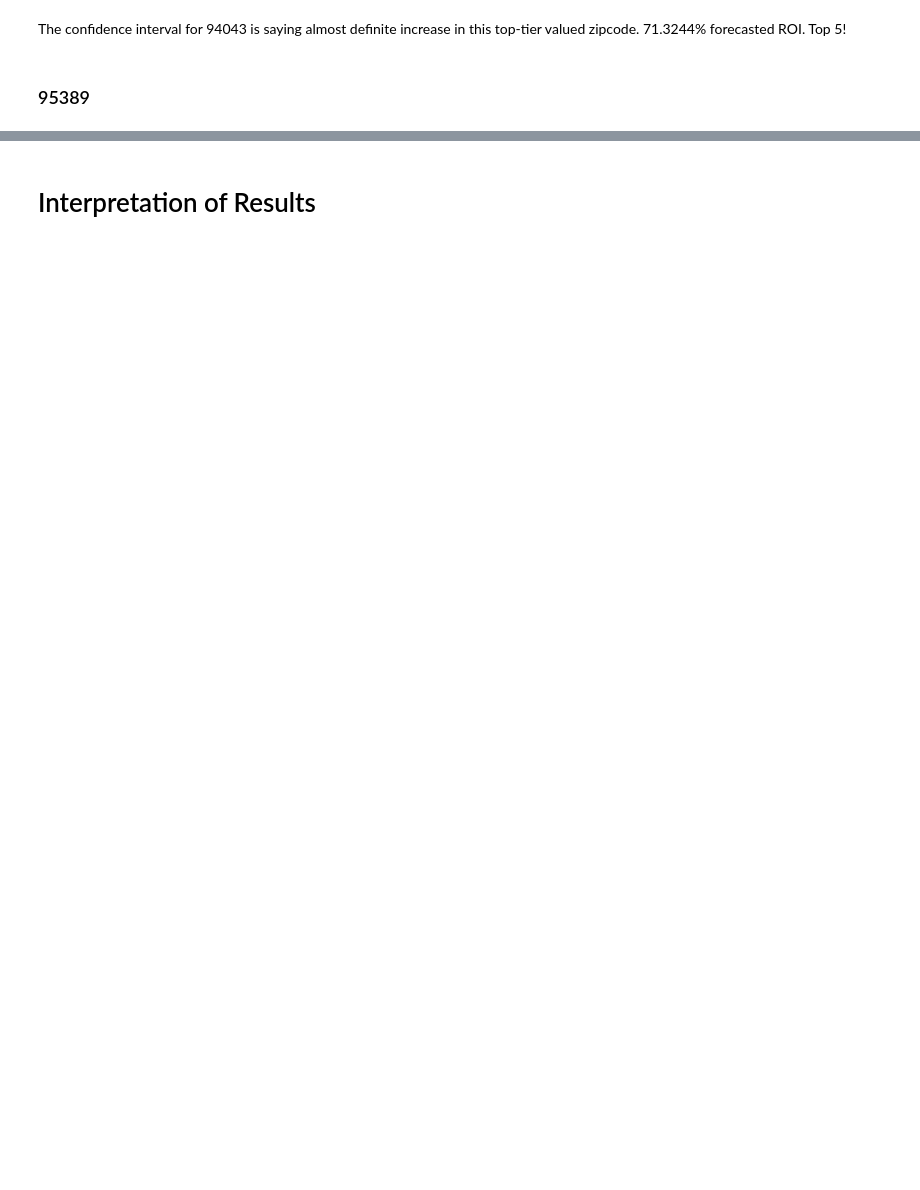
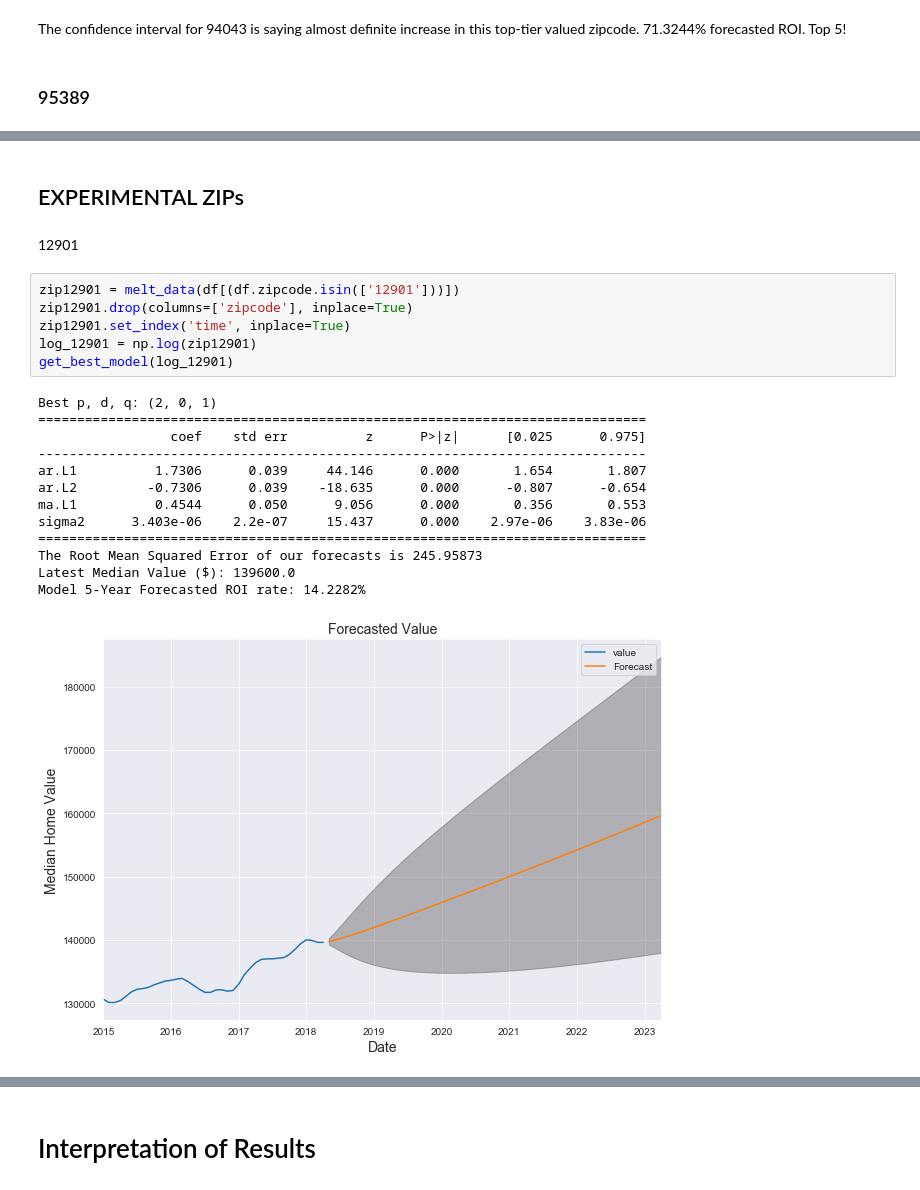
Before and after one commit to oac0de/Real-Estate-Forecasting, a Jupyter notebook: Final_TS_Notebook.ipynb, the cells around one changed output, grey strips where cells are left out. Cells and saved outputs as stored; diff of their text form; blank space fills up the shorter version.

```diff
--- a/Final_TS_Notebook.ipynb
+++ b/Final_TS_Notebook.ipynb
@@ -1439,0 +1310,24 @@ Model 5-Year Forecasted ROI rate: 37.3165%
+# %% [markdown]
+## EXPERIMENTAL ZIPs
+# %% [markdown]
+12901
+# %%
+zip12901 = melt_data(df[(df.zipcode.isin(['12901']))])
+zip12901.drop(columns=['zipcode'], inplace=True)
+zip12901.set_index('time', inplace=True)
+log_12901 = np.log(zip12901)
+get_best_model(log_12901)
+# %% [output]
+Best p, d, q: (2, 0, 1)
+==============================================================================
+                 coef    std err          z      P>|z|      [0.025      0.975]
+------------------------------------------------------------------------------
+ar.L1          1.7306      0.039     44.146      0.000       1.654       1.807
+ar.L2         -0.7306      0.039    -18.635      0.000      -0.807      -0.654
+ma.L1          0.4544      0.050      9.056      0.000       0.356       0.553
+sigma2      3.403e-06    2.2e-07     15.437      0.000    2.97e-06    3.83e-06
+==============================================================================
+The Root Mean Squared Error of our forecasts is 245.95873
+Latest Median Value ($): 139600.0
+Model 5-Year Forecasted ROI rate: 14.2282%
+[figure, added]
```
Also changed, not shown: parts of 19 cells of this notebook, 11 other files.
